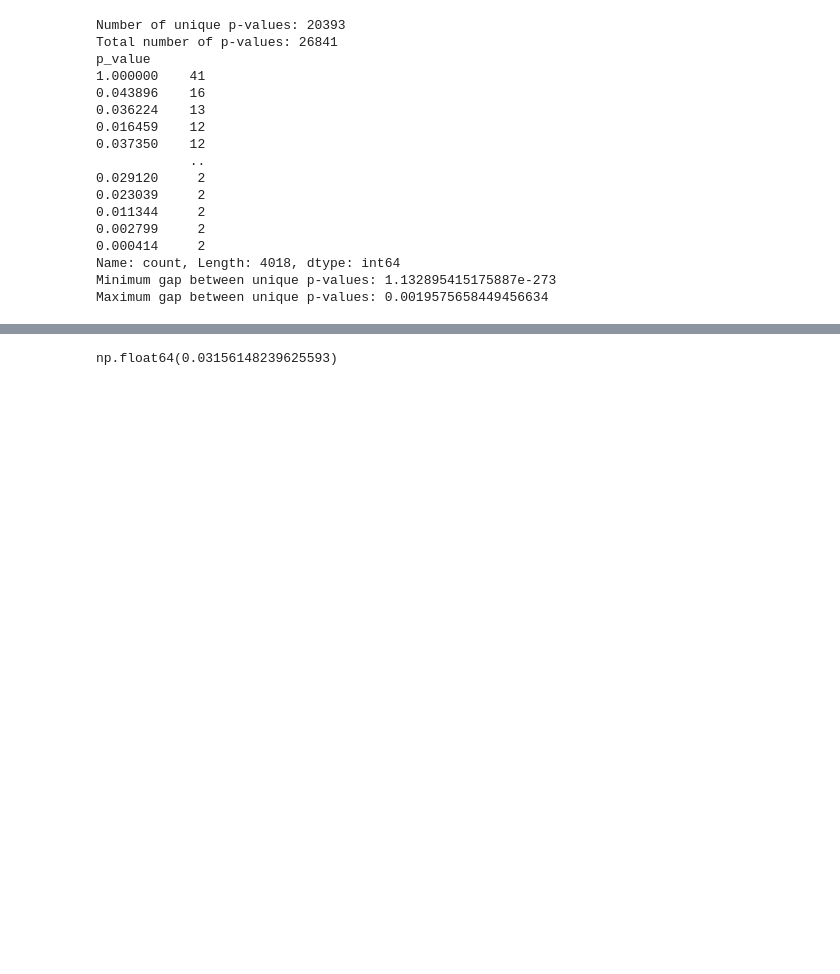
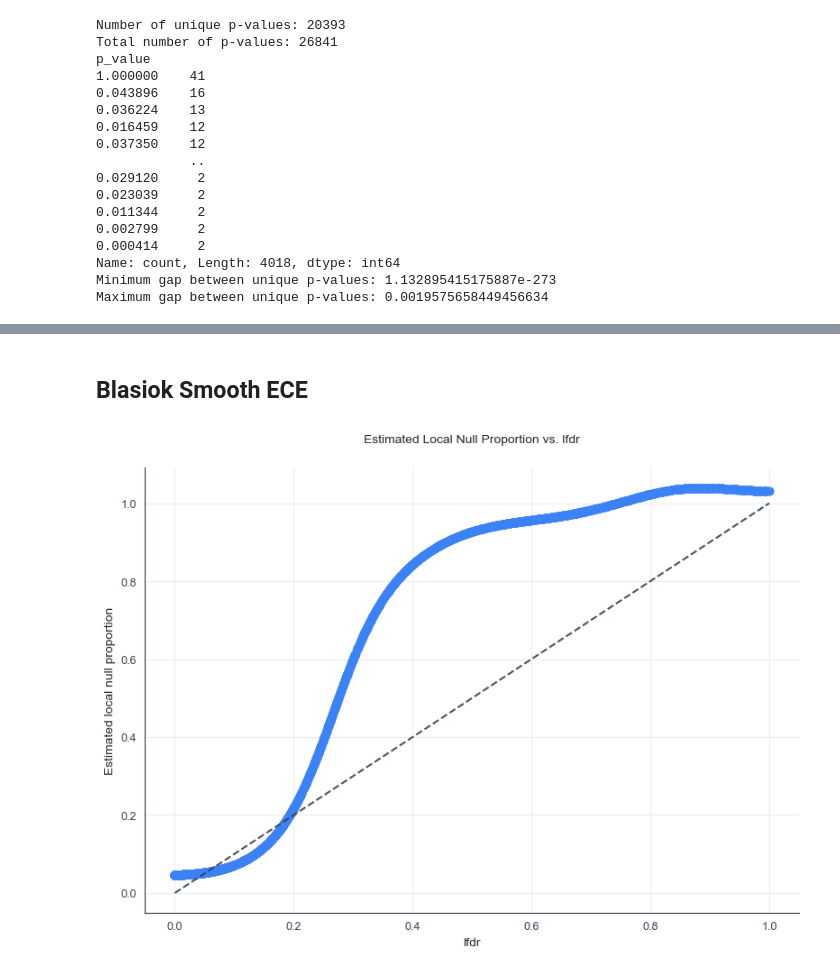
Before and after one commit to adway/eb-denoising, a Jupyter notebook: notebooks/calibration-plots.ipynb, the cells around one changed output, grey strips where cells are left out. Cells and saved outputs as stored; diff of their text form; code cells hidden in the pictures; blank space fills up the shorter version.

```diff
--- a/notebooks/calibration-plots.ipynb
+++ b/notebooks/calibration-plots.ipynb
@@ -434,6 +556,0 @@ plt.show()
-# %%
-# get calibration error
-lfdr_bin_stats["calibration_error"] = np.abs(lfdr_bin_stats["proportion_true_nulls"] - lfdr_bin_stats["lfdr_mean"])
-np.sum(lfdr_bin_stats["calibration_error"] * lfdr_bin_stats["count"]) / np.sum(lfdr_bin_stats["count"])
-# %% [output]
-np.float64(0.03156148239625593)
@@ -456,0 +557,2 @@ calibration_points_df.to_csv("calibration_points.csv", index=False)
+# %% [markdown]
+## Blasiok Smooth ECE
@@ -456,0 +603,29 @@ calibration_points_df.to_csv("calibration_points.csv", index=False)
+# %%
+p_vals = np.sort(test_pvals)
+local_null_prop = mu_hat(p_vals, p_vals, y_tilde, sigma=0.1)
+# %%
+# plot local null proportion vs. lfdr
+plt.figure(figsize=(8, 6))
+plt.scatter(p_vals, local_null_prop, s=dot_size, color=primary, alpha=0.85)
+plt.plot([0, 1], [0, 1], linestyle="--", color=axis_color, alpha=0.9)
+plt.xlabel("lfdr")
+plt.ylabel("Estimated local null proportion")
+plt.title("Estimated Local Null Proportion vs. lfdr")
+plt.grid(
+    True,
+    which="major",
+    linestyle="-",
+    linewidth=0.6,
+    color=grid_color,
+    alpha=0.9,
+)
+ax = plt.gca()
+for spine in ["left", "bottom"]:
+    ax.spines[spine].set_color(axis_color)
+    ax.spines[spine].set_linewidth(0.8)
+ax.tick_params(axis="both", colors=axis_color, width=0.8, length=3)
+plt.tight_layout()
+plt.savefig("local_null_proportion.png", bbox_inches="tight", dpi=800)
+plt.show()
+# %% [output]
+[figure, added]
```
Also changed, not shown: parts of 12 cells of this notebook, 12 other files.
